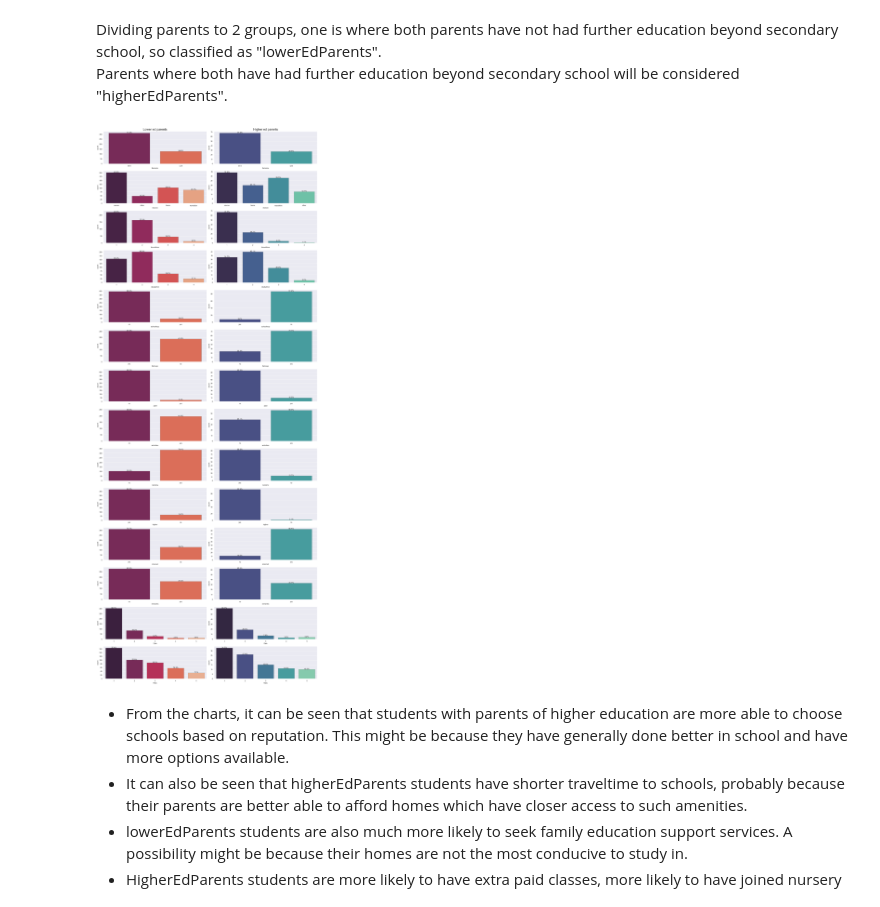
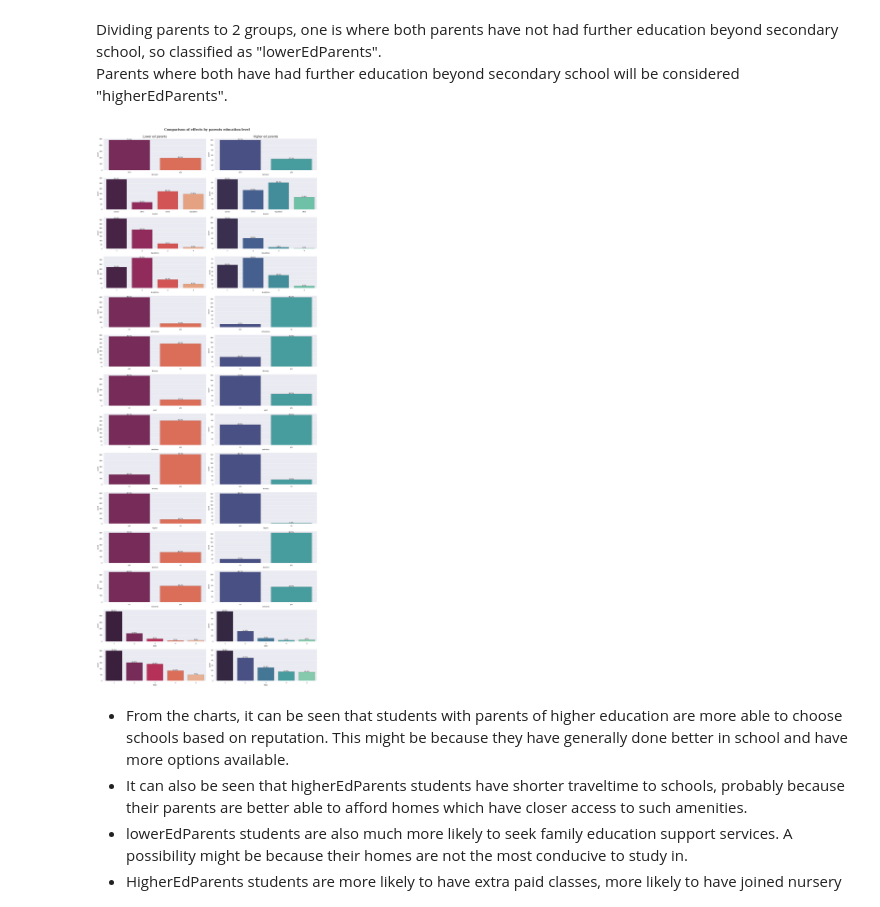
Before and after one commit to Parzivalxx/student_performance, a Jupyter notebook: studentperf.ipynb, the cells around one changed output. Cells and saved outputs as stored; diff of their text form; code cells hidden in the pictures.

```diff
--- a/studentperf.ipynb
+++ b/studentperf.ipynb
@@ -8,8 +8,9 @@ import matplotlib.pyplot as plt
 import seaborn as sns
 sns.set()
 # %%
-studentData = pd.read_csv("student-por.csv")
+porData = pd.read_csv("datasets/student-por.csv")
+matData = pd.read_csv("datasets/student-mat.csv")
+studentData = pd.concat([porData, matData], axis = 0).reset_index(drop = True)
 print(studentData.shape)
-print(studentData.info())
 display(studentData.head())
 # %% [output]
@@ -297,24 +282,25 @@ Dividing parents to 2 groups, one is where both parents have not had further edu
 Parents where both have had further education beyond secondary school will be considered "higherEdParents".
 # %%
 fig, axes = plt.subplots(len(features), 2, figsize=(20, 50))
+fig.suptitle("Comparison of effects by parents education level", size=20, fontweight="bold", fontfamily="serif", y=1)
 i = 0
 axes[i][0].set_title("Lower ed parents", fontsize = 20)
 axes[i][1].set_title("Higher ed parents", fontsize = 20)
 edParents = [lowerEdParents, higherEdParents]
 for feature in features:
     currentAxes = [axes[i][0], axes[i][1]]
     sns.countplot(x=feature, palette="rocket", edgecolor=".6", data=edParents[0], ax=currentAxes[0])
     sns.countplot(x=feature, palette="mako", edgecolor=".6", data=edParents[1], ax=currentAxes[1])
     for j in range(len(currentAxes)):
         for p in currentAxes[j].patches:
             percentage = '{:.1f}%'.format(100*p.get_height()/(edParents[j].shape[0]))
             x = p.get_x() + p.get_width()/2
             y = p.get_height()
             currentAxes[j].annotate(percentage,(x,y), ha="center")
     i += 1
 plt.tight_layout()
 # %% [output]
-[figure, old version]
+[figure, new version]
 # %% [markdown]
 <ul>
 <li>
```
Also changed, not shown: parts of 20 cells of this notebook, 3 other files.
